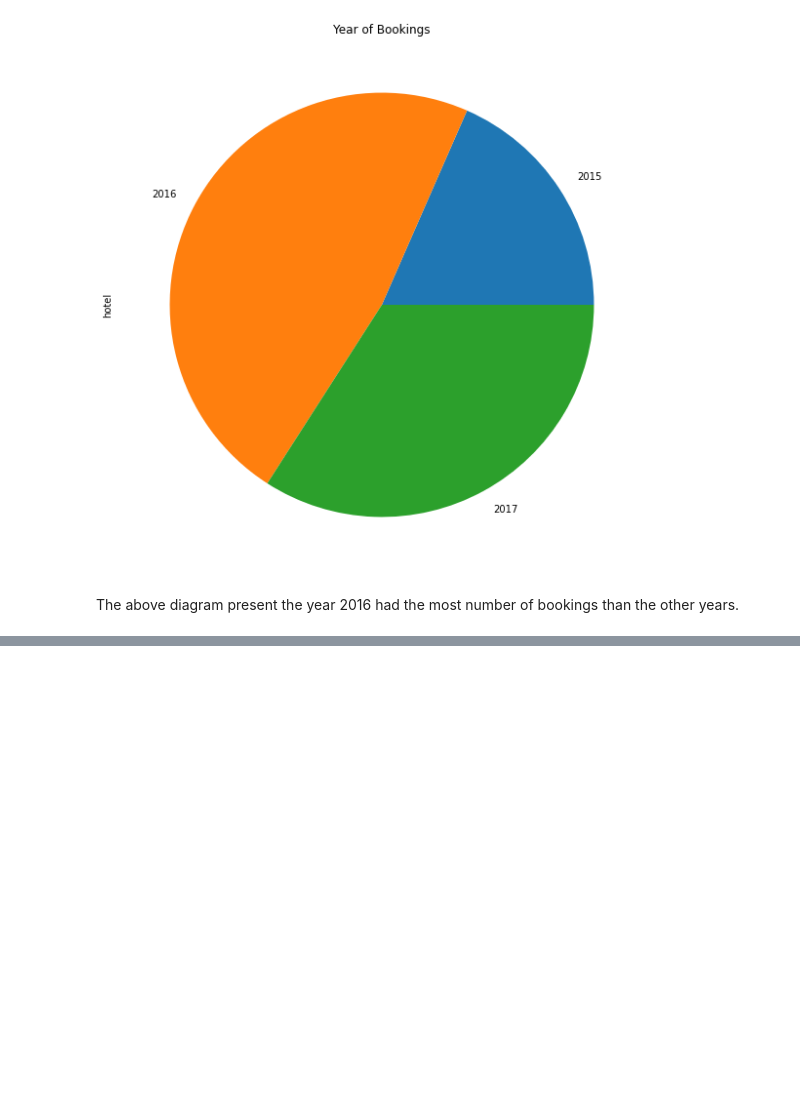
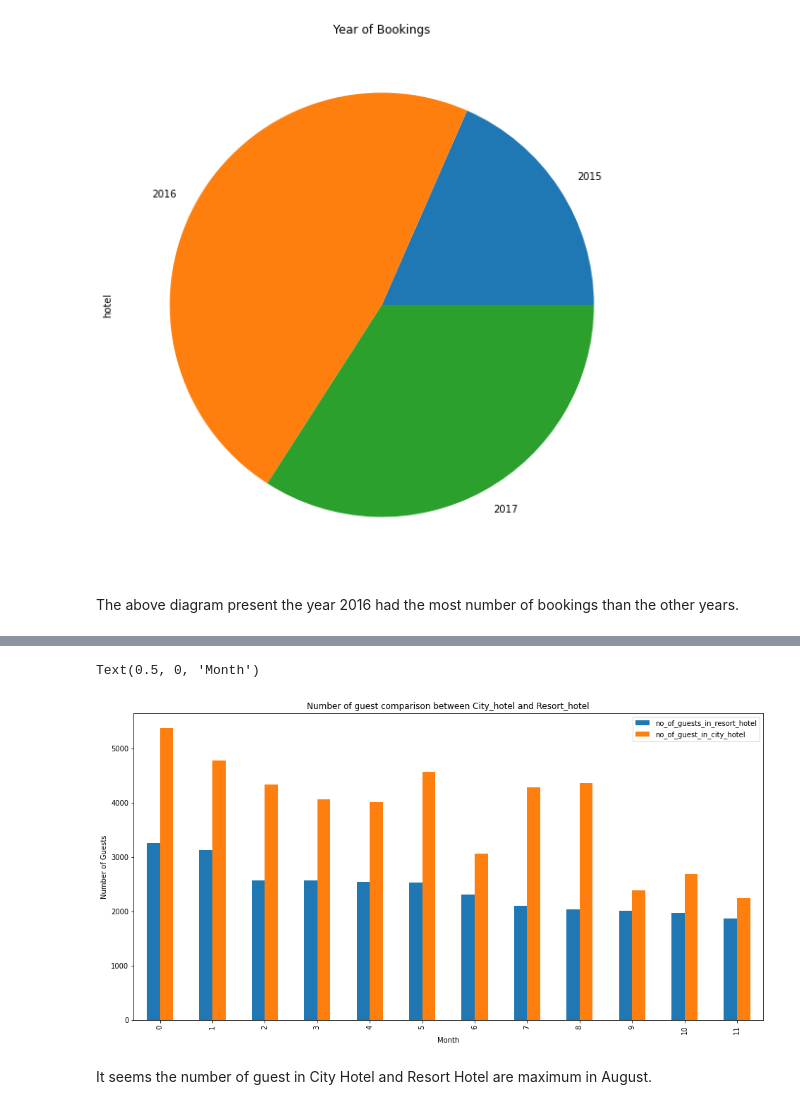
Before and after one commit to Ashik9576/Hotel-Booking-Analysis, a Jupyter notebook: Copy_of_Hotel_Booking_Analysis_Capstone_Project.ipynb, the cells around one changed output, grey strips where cells are left out. Drawn from its saved outputs; the diff is of its cells as text; code cells hidden in the pictures; blank space fills up the shorter version.

```diff
--- a/Copy_of_Hotel_Booking_Analysis_Capstone_Project.ipynb
+++ b/Copy_of_Hotel_Booking_Analysis_Capstone_Project.ipynb
@@ -104,0 +133,7 @@ d=most_booking.plot(kind='pie', figsize = (10,10), title = 'Year of Bookings')
+# %%
+resort_hotel=hotel_booking[(hotel_booking['hotel']=='Resort Hotel')&(hotel_booking['is_canceled']==0)]
+city_hotel=hotel_booking[(hotel_booking['hotel']=='City Hotel')&(hotel_booking['is_canceled']==0)]
+# %%
+resort_guests = resort_hotel['arrival_date_month'].value_counts().reset_index()
+resort_guests.columns=['month','no of guests']
+resort_guests
@@ -104,0 +154,4 @@ d=most_booking.plot(kind='pie', figsize = (10,10), title = 'Year of Bookings')
+# %%
+city_guests = city_hotel['arrival_date_month'].value_counts().reset_index()
+city_guests.columns=['month','no of guests']
+city_guests
@@ -104,0 +172,4 @@ d=most_booking.plot(kind='pie', figsize = (10,10), title = 'Year of Bookings')
+# %%
+both_guests = resort_guests.merge(city_guests,on='month')
+both_guests.columns=['month','no_of_guests_in_resort_hotel','no_of_guest_in_city_hotel']
+both_guests
@@ -104,0 +190,9 @@ d=most_booking.plot(kind='pie', figsize = (10,10), title = 'Year of Bookings')
+# %%
+both_guests.plot(kind = 'bar', figsize = (16,8), title = 'Number of guest comparison between City_hotel and Resort_hotel')
+plt.ylabel("Number of Guests")
+plt.xlabel("Month")
+# %% [output]
+Text(0.5, 0, 'Month')
+[figure, added]
+# %% [markdown]
+It seems the number of guest in City Hotel and Resort Hotel are maximum in August.
```
Also changed, not shown: parts of 9 cells of this notebook.
